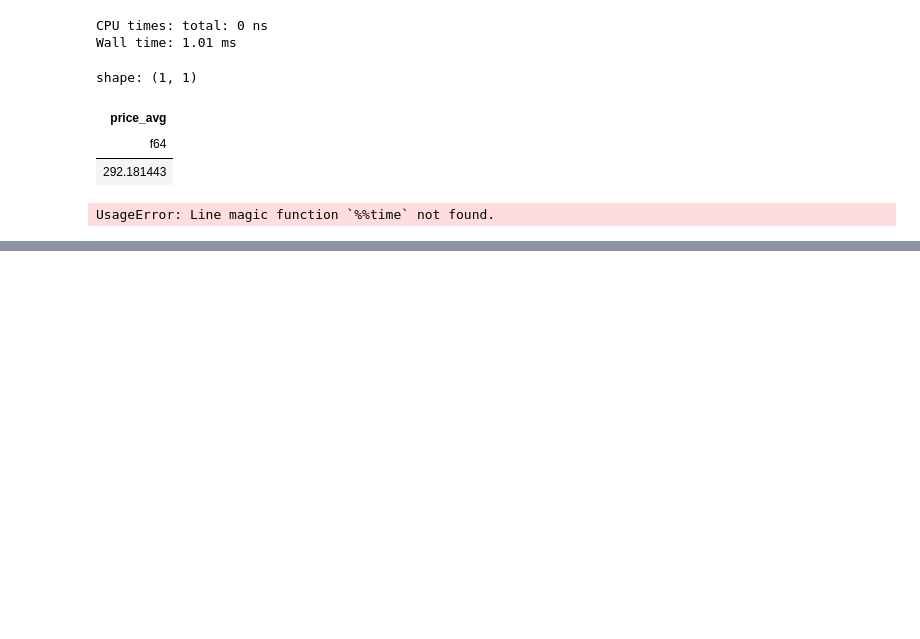
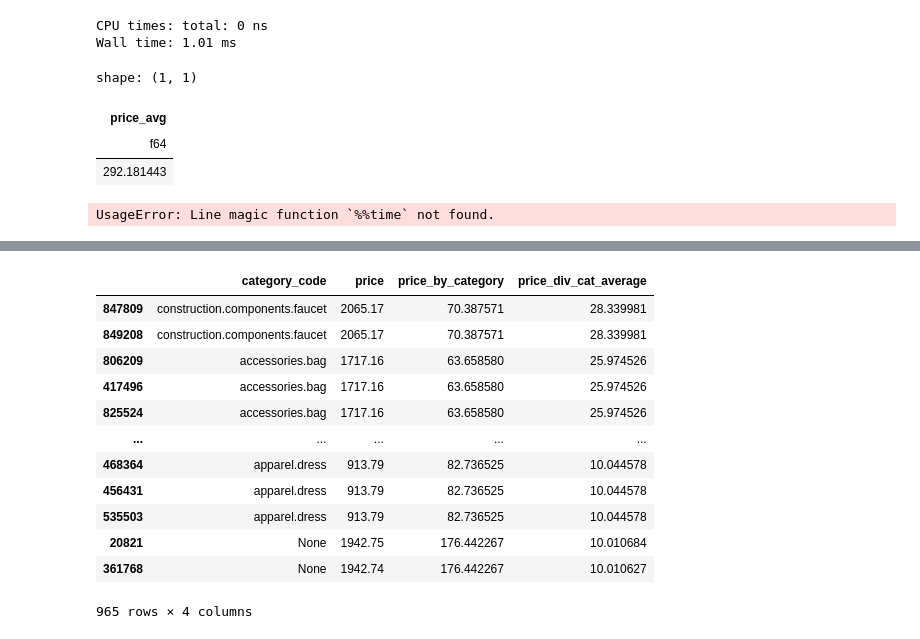
Before and after one commit to GiacomoMeloni/Exploring-polars, a Jupyter notebook: 2-polars_columns_ops.ipynb, the cells around one changed output, grey strips where cells are left out. Saved outputs shown, nothing was run; the diff lists cells and outputs as text; code cells hidden in the pictures; blank space fills up the shorter version.

```diff
--- a/2-polars_columns_ops.ipynb
+++ b/2-polars_columns_ops.ipynb
@@ -85,0 +160,16 @@ UsageError: Line magic function `%%time` not found.
+# %%
+df_cat_window_pd[df_cat_window_pd["price_div_cat_average"]>10].sort_values("price_div_cat_average", ascending=False)
+# %% [output]
+|  | category_code | price | price_by_category | price_div_cat_average |
+| 847809 | construction.components.faucet | 2065.17 | 70.387571 | 28.339981 |
+| 849208 | construction.components.faucet | 2065.17 | 70.387571 | 28.339981 |
+| 806209 | accessories.bag | 1717.16 | 63.658580 | 25.974526 |
+| 417496 | accessories.bag | 1717.16 | 63.658580 | 25.974526 |
+| 825524 | accessories.bag | 1717.16 | 63.658580 | 25.974526 |
+| ... | ... | ... | ... | ... |
+| 468364 | apparel.dress | 913.79 | 82.736525 | 10.044578 |
+| 456431 | apparel.dress | 913.79 | 82.736525 | 10.044578 |
+| 535503 | apparel.dress | 913.79 | 82.736525 | 10.044578 |
+| 20821 | None | 1942.75 | 176.442267 | 10.010684 |
+| 361768 | None | 1942.74 | 176.442267 | 10.010627 |
+965 rows × 4 columns
```
Also changed, not shown: parts of 4 cells of this notebook.
